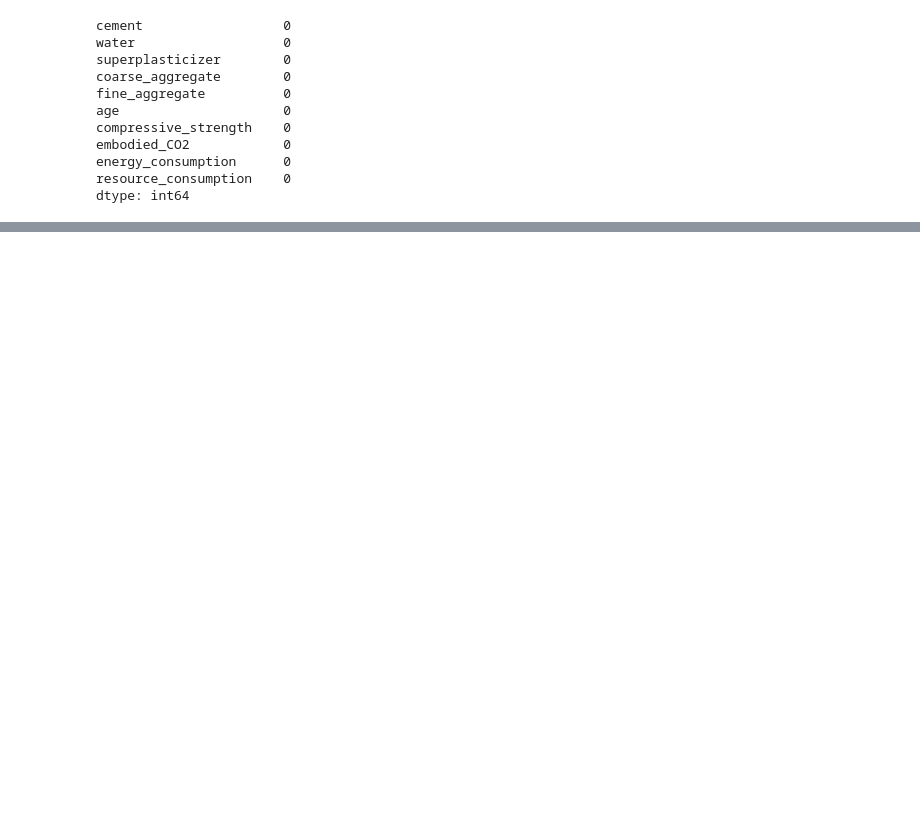
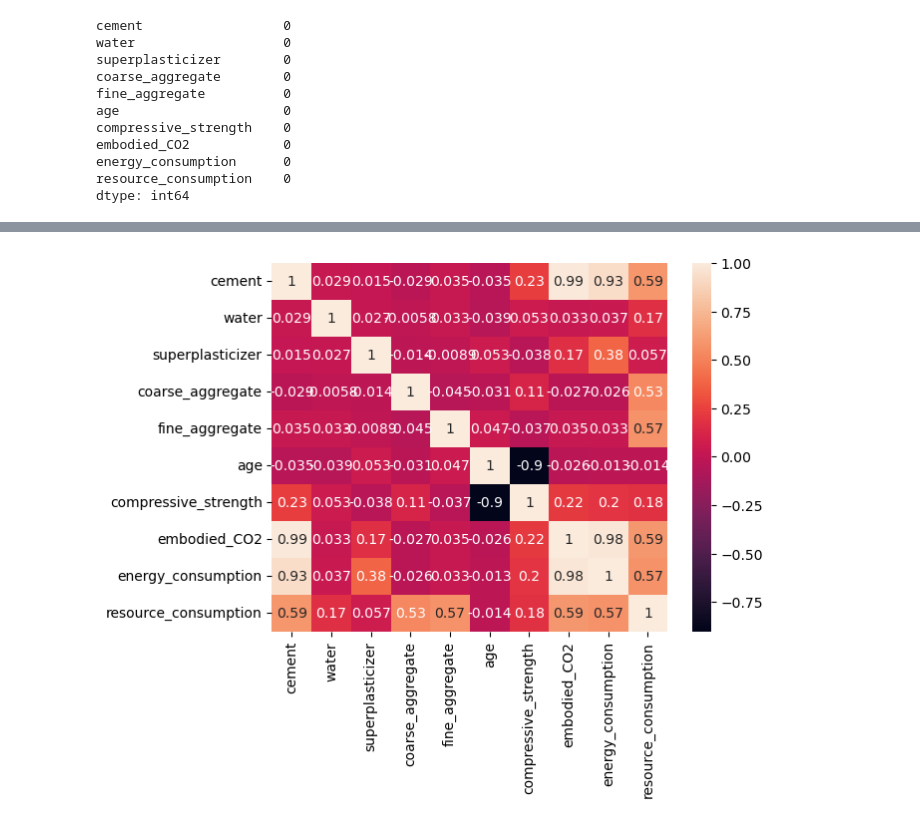
Before and after one commit to pariyaaf/sustainable_concrete_ml_optimization, a Jupyter notebook: notebook/ml.ipynb, the cells around one changed output, grey strips where cells are left out. Drawn from its saved outputs; the diff is of its cells as text; code cells hidden in the pictures; blank space fills up the shorter version.

Commit message:
Perform correlation analysis and visualize relationships between numerical variables

```diff
--- a/notebook/ml.ipynb
+++ b/notebook/ml.ipynb
@@ -65,0 +44,6 @@ Index(['cement', 'water', 'superplasticizer', 'coarse_aggregate',
+# %%
+plt.figure()
+sns.heatmap(df.corr(numeric_only=True), annot=True)
+plt.show()
+# %% [output]
+[figure, added]
```
Also changed, not shown: parts of 15 cells of this notebook.
